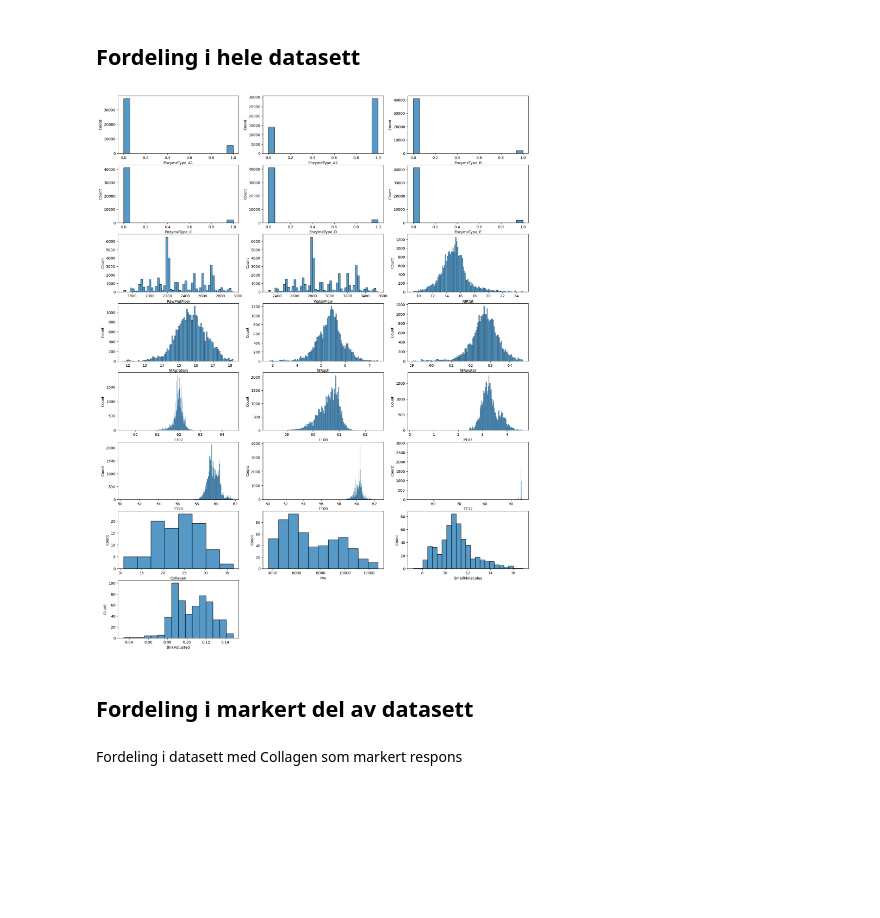
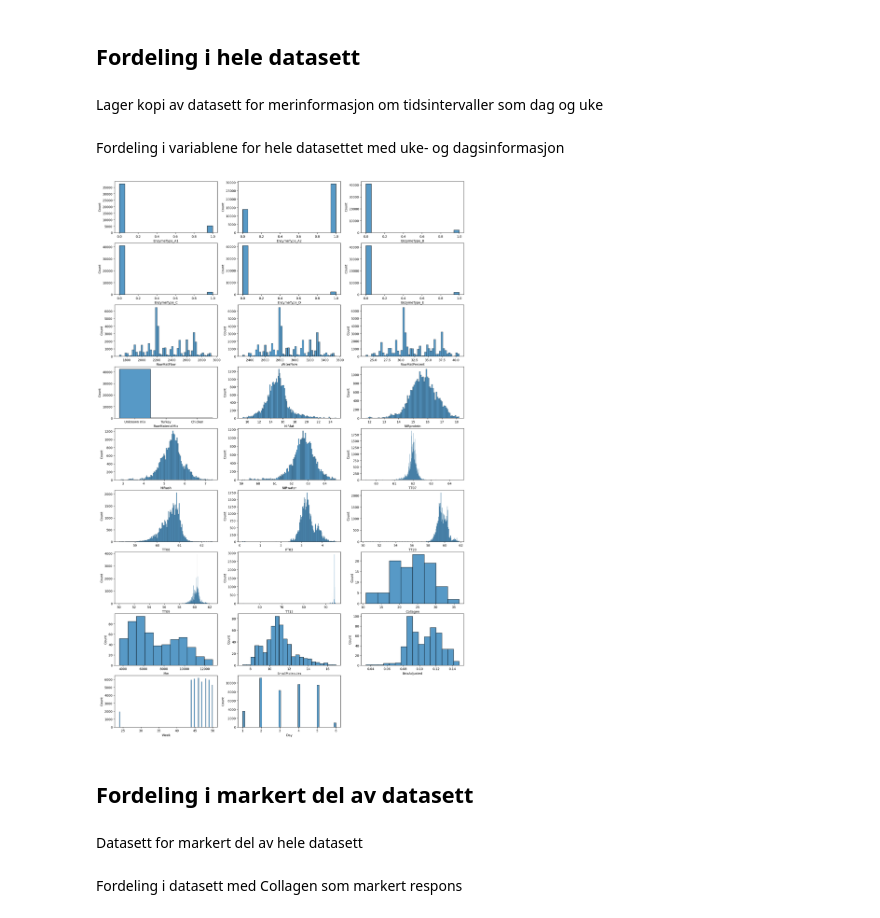
Before and after one commit to PreyPython123/Master-V24-Semiveiledet-Regresjon, a Jupyter notebook: Bioco_Dataprosessering,_Dataforståelse_og_Dataundersøkelse.ipynb, the cells around one changed output. Saved outputs shown, nothing was run; the diff lists cells and outputs as text; code cells hidden in the pictures; blank space fills up the shorter version.

```diff
--- a/Bioco_Dataprosessering,_Dataforståelse_og_Dataundersøkelse.ipynb
+++ b/Bioco_Dataprosessering,_Dataforståelse_og_Dataundersøkelse.ipynb
@@ -75,5 +75,6 @@ tid_observasjon_slutt.append(bioco_rå_data.index[-1])
 # Får oversikt over kontinuerlige datasett
 for i,j in zip(tid_observasjon_start, tid_observasjon_slutt):
   i_week = i.isocalendar().week
-  print("Uke {}: Tidsintervallet {} til {} er kontinuerlig tidserie".format(i_week, i, j))
+  print("Uke {}: Tidsintervallet {} til {}"
+        "er kontinuerlig tidserie".format(i_week, i, j))
 # %% [output]
@@ -100,15 +164,11 @@ Utelukking av kolonner i datasett før videre undersøkelse
 # Dropper kolonner "product_SampleID" og "testset" som ikke er relevant
 bioco_data = bioco_rå_data.drop(columns=['product_sampleID', 'testset'])
 
-# Dropper kolonne "RawMaterialMix" som er lite informativt
+# Dropper "RawMaterialMix", da det meste av datasettet består av Unknown mix
 bioco_data.drop(columns=['RawMaterialMix'],
-                inplace = True)
-
-# Dropper kolonne "RawMaterialPercentage" som er produkt av RawMatFlow og WaterFlow
-bioco_data.drop(columns=['RawMatPercent'],
-                inplace = True)
+                inplace=True)
 
 # Dropper kolonner "Brix", "Yield" og "Yield_withoutNIR", da "BrixAdjusted"
 # dekker samme informasjon
 bioco_data.drop(columns=['Brix', 'Yield', 'Yield_withoutNIR'],
-                inplace = True)
+                inplace=True)
@@ -116,0 +177,11 @@ Informasjon om antall faktiske observasjoner og datatyper for hver kolonne
+# %%
+# Koverterer "EnzymeCode" fra kategorisk variabel til numeriske varaibler for
+# hver respektive enzymtype
+bioco_data = pd.get_dummies(bioco_data,
+                            columns=["EnzymeCode"],
+                            prefix=["EnzymeType"] )
+
+# Reorgoniserer kolonnene, slik at enzymtype-informasjonen er de fremste
+kolonne_rekkefølge = (bioco_data.columns[-6:].to_list() +
+                      bioco_data.columns[:-6].to_list())
+bioco_data = bioco_data[kolonne_rekkefølge]
@@ -151,21 +211,31 @@ bioco_data = bioco_data[kolonne_rekkefølge]
 # Datafordeling
 # %% [markdown]
 ## Fordeling i hele datasett
+# %% [markdown]
+Lager kopi av datasett for merinformasjon om tidsintervaller som dag og uke
+# %%
+bioco_data_tid = copy.deepcopy(bioco_data)
+bioco_data_tid['Week'] = bioco_data_tid.index.week
+bioco_data_tid['Day'] = (bioco_data_tid.index.weekday + 1)
+# %% [markdown]
+Fordeling i variablene for hele datasettet med uke- og dagsinformasjon
 # %%
-fig = plt.figure(figsize=(20,30))
-antall_kolonnner = len(bioco_data.columns)
-rute_nett = fig.add_gridspec(9,3)
+fig = plt.figure(figsize=(20,35))
+antall_kolonnner = len(bioco_data_tid.columns)
+rute_nett = fig.add_gridspec(10,3)
 
 n = 0
-for nummer, indeks in zip(range(antall_kolonnner), bioco_data):
+for nummer, indeks in zip(range(antall_kolonnner), bioco_data_tid):
   if nummer % 3 == 0:
     n += 1
     i = 0
   ax = fig.add_subplot(rute_nett[n,i])
-  sns.histplot(x=indeks, data = bioco_data)
+  sns.histplot(x=indeks, data = bioco_data_tid)
   i += 1
 # %% [output]
-[figure, old version]
+[figure, new version]
 # %% [markdown]
 ## Fordeling i markert del av datasett
+# %% [markdown]
+Datasett for markert del av hele datasett
 # %%
```
Also changed, not shown: parts of 23 cells of this notebook.
